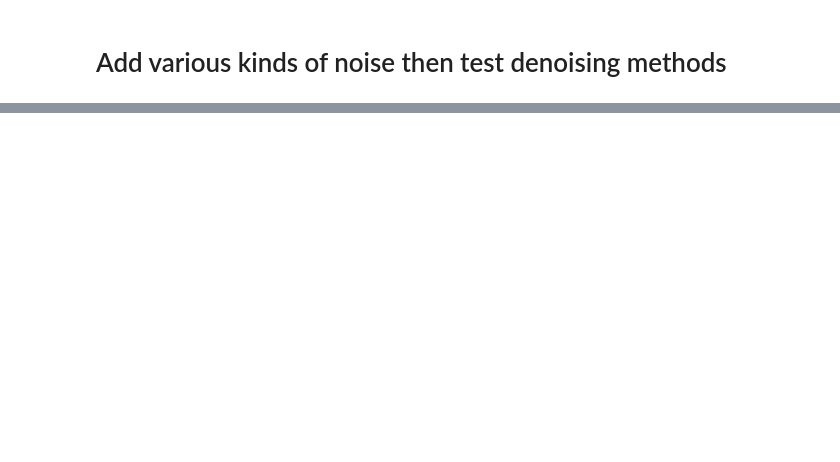
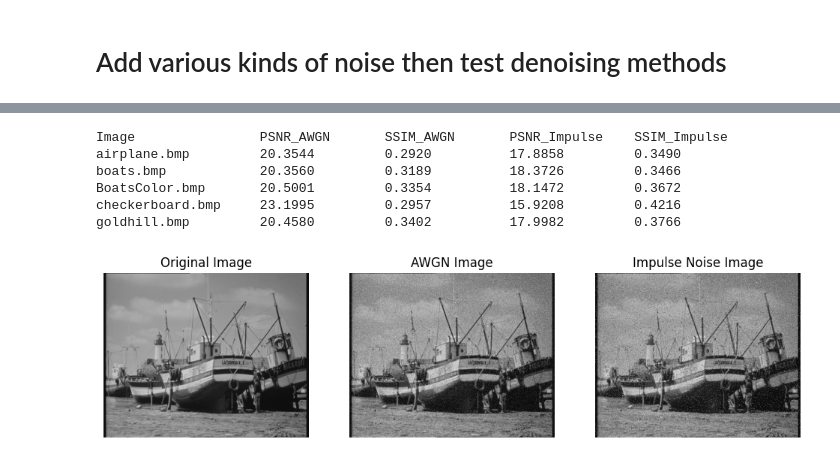
Before and after one commit to wumboingwumbos/ImageProcessing, a Jupyter notebook: Project_5/denoising.ipynb, the cells around one changed output, grey strips where cells are left out. Saved outputs shown, nothing was run; the diff lists cells and outputs as text; code cells hidden in the pictures; blank space fills up the shorter version.

Commit message:
added noising funcitons and metrics funcitons

```diff
--- a/Project_5/denoising.ipynb
+++ b/Project_5/denoising.ipynb
@@ -94,0 +58,18 @@ Failed to load images for: Wood_Duck.JPG
+# %%
+def AWGN(image, mean=0, sigma=25):
+    """Add Additive White Gaussian Noise to an image (uint8 0–255)."""
+    image = image.astype(np.float32)
+    gauss = np.random.normal(mean, sigma, image.shape).astype(np.float32)
+    noisy = image + gauss
+    noisy = np.clip(noisy, 0, 255).astype(np.uint8)
+    return noisy
+
+def impulse_noise(image, prob=0.05):
+    """Add Impulse Noise (Salt and Pepper Noise) to an image."""
+    noisy_image = image.copy()
+    black = 0
+    white = 255
+    probs = np.random.rand(*image.shape)
+    noisy_image[probs < (prob / 2)] = black
+    noisy_image[probs > 1 - (prob / 2)] = white
+    return noisy_image
@@ -94,0 +98,56 @@ Failed to load images for: Wood_Duck.JPG
+# %%
+# add noise to all the .bmp images in STI/Classic
+input_folder = 'C:\\ImageProcessing\\Project_5\\original'
+awgn_folder = 'C:\\ImageProcessing\\Project_5\\noisy_images\\AWGN'
+impulse_folder = 'C:\\ImageProcessing\\Project_5\\noisy_images\\Impulse'
+for filename in os.listdir(input_folder):
+    if filename.endswith('.bmp'):
+        input_image_path = os.path.join(input_folder, filename)
+        add_noise_and_save(input_image_path, awgn_folder, impulse_folder)
+
+#calculate PSNR and SSIM for noisy images
+results = []
+for filename in os.listdir(input_folder):
+    if filename.endswith('.bmp'):
+        input_image_path = os.path.join(input_folder, filename)
+        awgn_image_path = os.path.join(awgn_folder, filename)
+        impulse_image_path = os.path.join(impulse_folder, filename)
+
+        psnr_awgn, ssim_awgn = compute_metrics(input_image_path, awgn_image_path)
+        psnr_impulse, ssim_impulse = compute_metrics(input_image_path, impulse_image_path)
+
+        results.append((filename, psnr_awgn, ssim_awgn, psnr_impulse, ssim_impulse))
+# Print results in tabular format
+print(f"{'Image':<20} {'PSNR_AWGN':<15} {'SSIM_AWGN':<15} {'PSNR_Impulse':<15} {'SSIM_Impulse':<15}")
+for row in results:
+    print(f"{row[0]:<20} {row[1]:<15.4f} {row[2]:<15.4f} {row[3]:<15.4f} {row[4]:<15.4f}")
+
+# Visualize one example
+example_image = os.path.join(input_folder, 'boats.bmp')
+awgn_image_path = os.path.join(awgn_folder, 'boats.bmp')
+impulse_image_path = os.path.join(impulse_folder, 'boats.bmp')
+original = load_image_keep_channels(example_image)
+awgn_image = load_image_keep_channels(awgn_image_path)
+impulse_image = load_image_keep_channels(impulse_image_path)
+plt.figure(figsize=(12, 4))
+plt.subplot(1, 3, 1)
+plt.title('Original Image')
+plt.imshow(cv2.cvtColor(original, cv2.COLOR_BGR2RGB))
+plt.axis('off')
+plt.subplot(1, 3, 2)
+plt.title('AWGN Image')
+plt.imshow(cv2.cvtColor(awgn_image, cv2.COLOR_BGR2RGB))
+plt.axis('off')
+plt.subplot(1, 3, 3)
+plt.title('Impulse Noise Image')
+plt.imshow(cv2.cvtColor(impulse_image, cv2.COLOR_BGR2RGB))
+plt.axis('off')
+plt.show()
+# %% [output]
+Image                PSNR_AWGN       SSIM_AWGN       PSNR_Impulse    SSIM_Impulse
+airplane.bmp         20.3544         0.2920          17.8858         0.3490
+boats.bmp            20.3560         0.3189          18.3726         0.3466
+BoatsColor.bmp       20.5001         0.3354          18.1472         0.3672
+checkerboard.bmp     23.1995         0.2957          15.9208         0.4216
+goldhill.bmp         20.4580         0.3402          17.9982         0.3766
+[figure, added]
```
Also changed, not shown: parts of 7 cells of this notebook, 24 other files.
